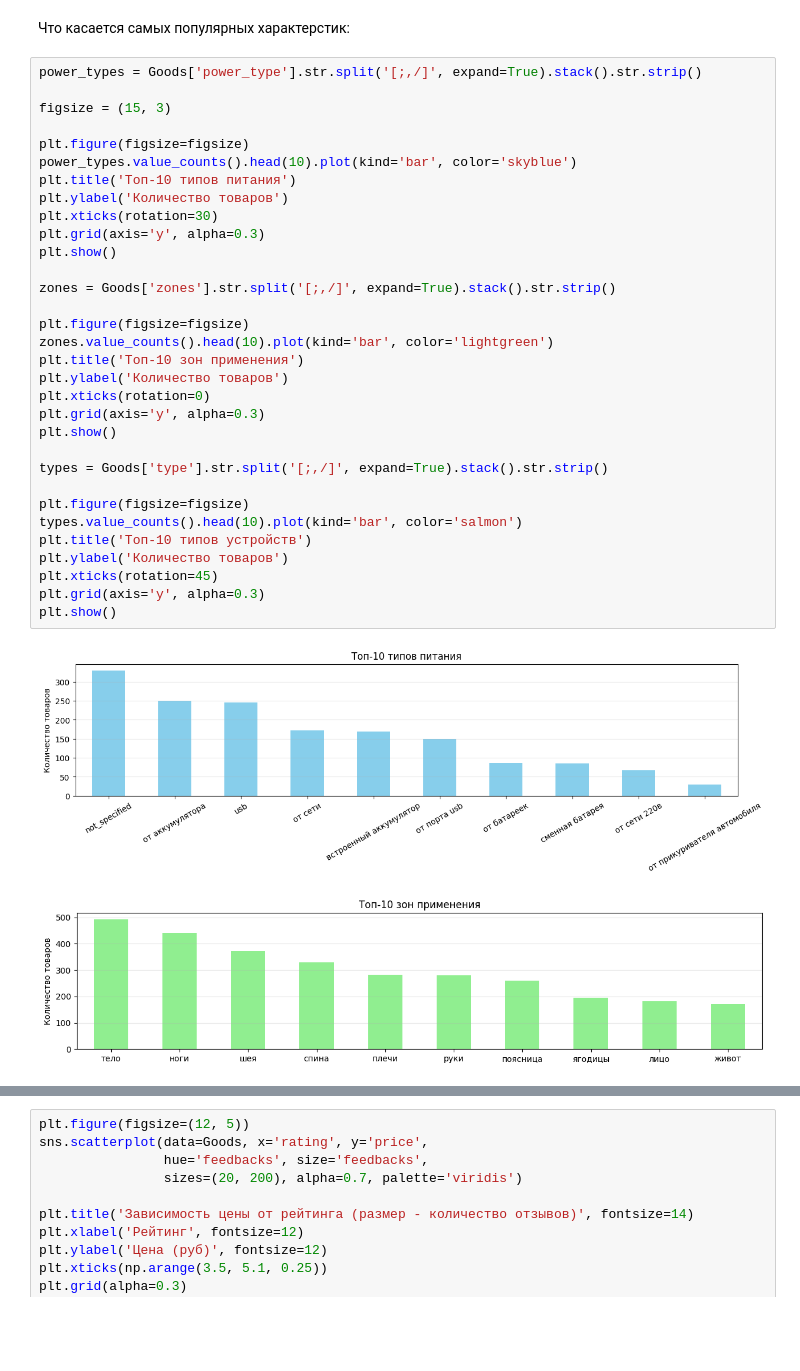
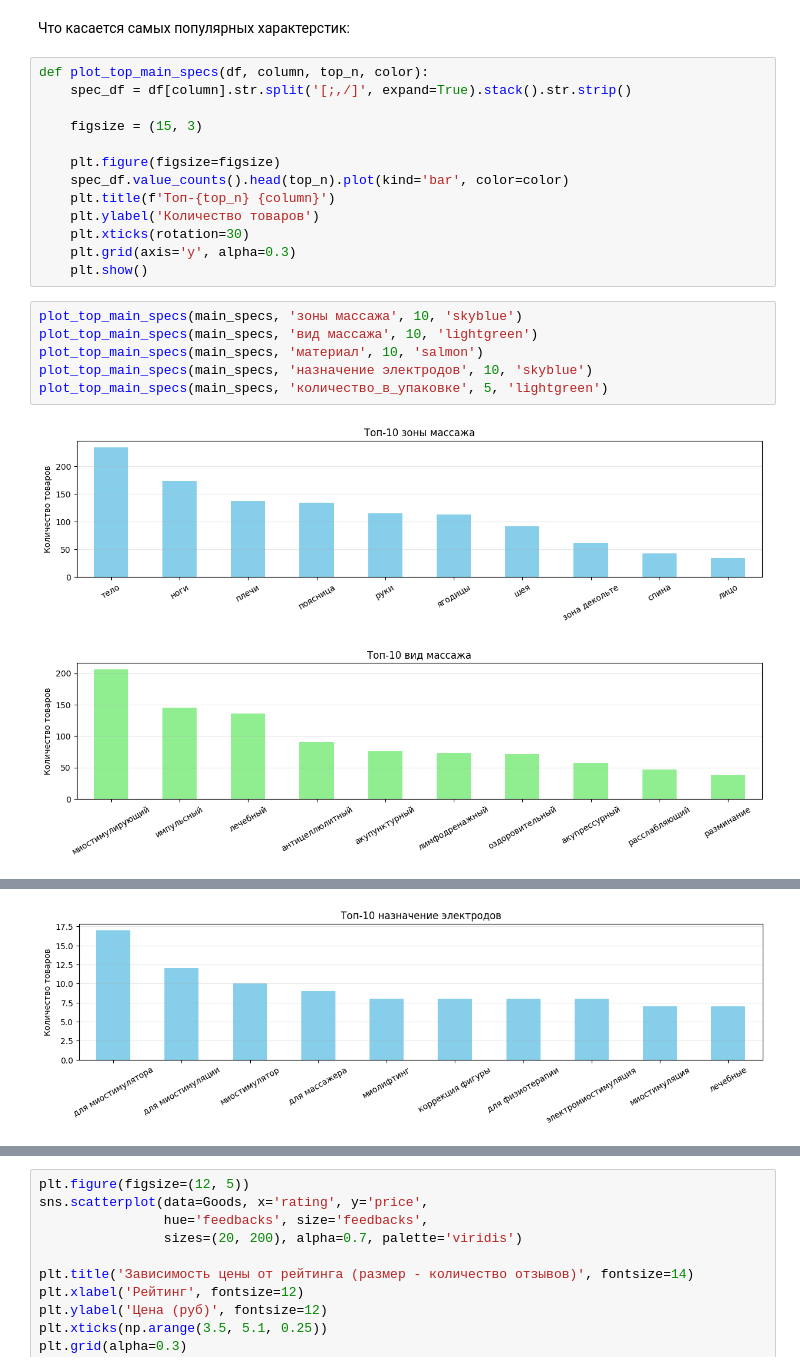
Before and after one commit to nekitmilk/marketplace_analyzer, a Jupyter notebook: src/notebooks/electrode_analysis/analyse.ipynb, the cells around one changed output, grey strips where cells are left out. Drawn from its saved outputs; the diff is of its cells as text; blank space fills up the shorter version.

```diff
--- a/src/notebooks/electrode_analysis/analyse.ipynb
+++ b/src/notebooks/electrode_analysis/analyse.ipynb
@@ -305,38 +514,25 @@ Passing `palette` without assigning `hue` is deprecated and will be removed in v
 ## Реакция потребителей (Анализ отзывов и рейтингов)
 # %% [markdown]
 Что касается самых популярных характерстик:
+# %%
+def plot_top_main_specs(df, column, top_n, color):
+    spec_df = df[column].str.split('[;,/]', expand=True).stack().str.strip()
+
+    figsize = (15, 3)
+
+    plt.figure(figsize=figsize)
+    spec_df.value_counts().head(top_n).plot(kind='bar', color=color)
+    plt.title(f'Топ-{top_n} {column}')
+    plt.ylabel('Количество товаров')
+    plt.xticks(rotation=30)
+    plt.grid(axis='y', alpha=0.3)
+    plt.show()
 # %%
-power_types = Goods['power_type'].str.split('[;,/]', expand=True).stack().str.strip()
-
-figsize = (15, 3)
-
-plt.figure(figsize=figsize)
-power_types.value_counts().head(10).plot(kind='bar', color='skyblue')
-plt.title('Топ-10 типов питания')
-plt.ylabel('Количество товаров')
-plt.xticks(rotation=30)
-plt.grid(axis='y', alpha=0.3)
-plt.show()
-
-zones = Goods['zones'].str.split('[;,/]', expand=True).stack().str.strip()
-
-plt.figure(figsize=figsize)
-zones.value_counts().head(10).plot(kind='bar', color='lightgreen')
-plt.title('Топ-10 зон применения')
-plt.ylabel('Количество товаров')
-plt.xticks(rotation=0)
-plt.grid(axis='y', alpha=0.3)
-plt.show()
-
-types = Goods['type'].str.split('[;,/]', expand=True).stack().str.strip()
-
-plt.figure(figsize=figsize)
-types.value_counts().head(10).plot(kind='bar', color='salmon')
-plt.title('Топ-10 типов устройств')
-plt.ylabel('Количество товаров')
-plt.xticks(rotation=45)
-plt.grid(axis='y', alpha=0.3)
-plt.show()
+plot_top_main_specs(main_specs, 'зоны массажа', 10, 'skyblue')
+plot_top_main_specs(main_specs, 'вид массажа', 10, 'lightgreen')
+plot_top_main_specs(main_specs, 'материал', 10, 'salmon')
+plot_top_main_specs(main_specs, 'назначение электродов', 10, 'skyblue')
+plot_top_main_specs(main_specs, 'количество_в_упаковке', 5, 'lightgreen')
 # %% [output]
-[figure, old version]
+[figure, new version]
-[figure, old version]
+[figure, new version]
@@ -343,0 +540 @@ plt.show()
+[figure, added]
```
Also changed, not shown: parts of 26 cells of this notebook, 8 other files.
